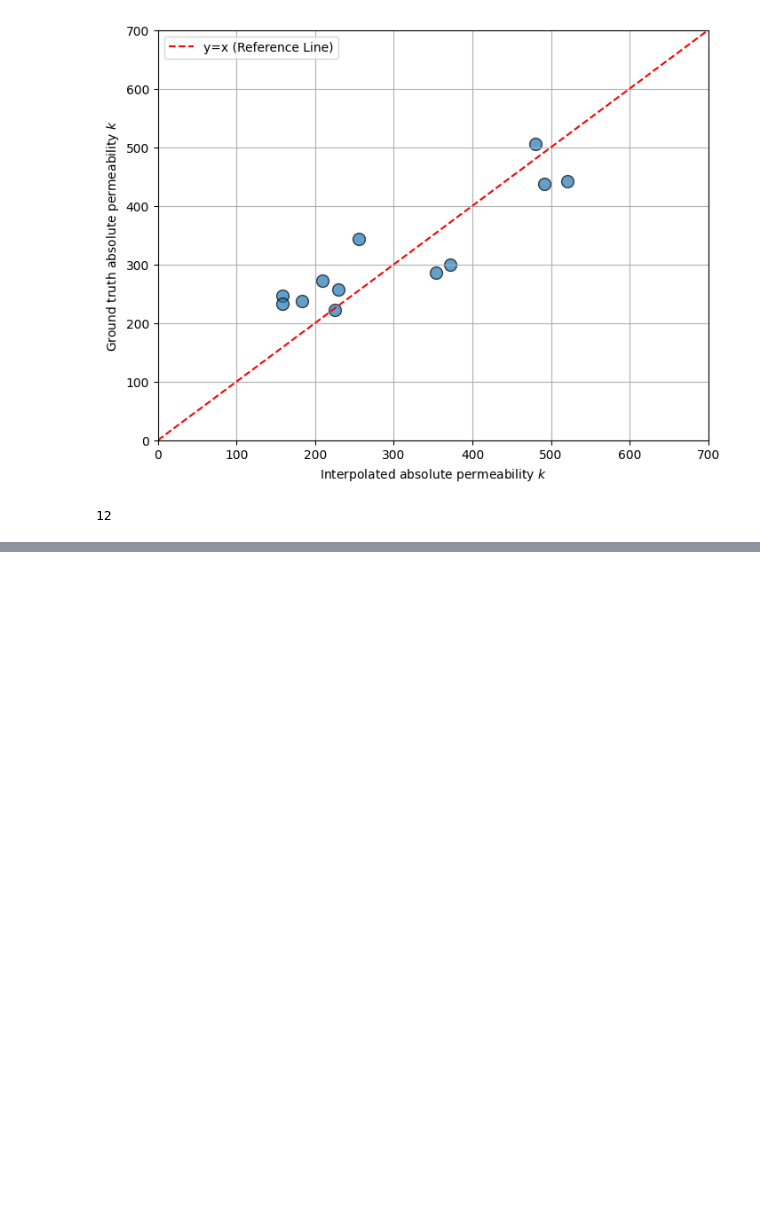
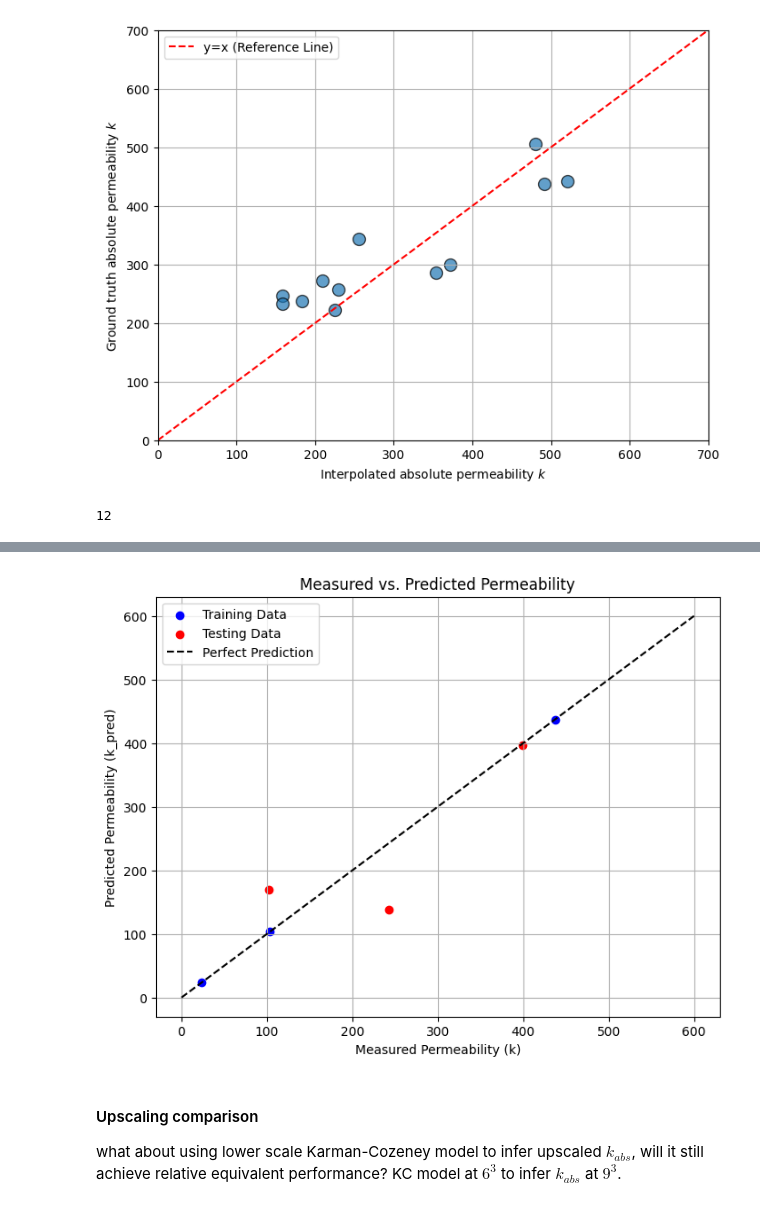
Before and after one commit to ZihanRen/poretransformer, a Jupyter notebook: lpu3dnet/post_process/analyze_phys_single.ipynb, the cells around one changed output, grey strips where cells are left out. Saved outputs shown, nothing was run; the diff lists cells and outputs as text; code cells hidden in the pictures; blank space fills up the shorter version.

```diff
--- a/lpu3dnet/post_process/analyze_phys_single.ipynb
+++ b/lpu3dnet/post_process/analyze_phys_single.ipynb
@@ -499,0 +553,75 @@ plot_grid(sim_results)
+# %%
+import numpy as np
+import matplotlib.pyplot as plt
+from scipy.optimize import curve_fit
+from sklearn.model_selection import train_test_split
+from sklearn.metrics import mean_absolute_error, r2_score
+
+
+# mask = (phi > 0) & (phi < 1) & (k > 0)
+# phi = phi[mask]
+# k = k[mask]
+
+phi_train, phi_test, k_train, k_test = np.array(phi_real_train), np.array(phi_real_val), np.array(k_real_train),np.array(k_real_val)
+# Filter out non-physical values
+
+# Split data into training and testing sets
+# phi_train, phi_test, k_train, k_test = train_test_split(phi, k, test_size=0.2, random_state=42)
+
+# Define the model function
+def ln_k_model(phi, ln_A, n, m):
+    return ln_A + n * np.log(phi) + m * np.log(1 - phi)
+
+# Take natural logarithm of permeability
+ln_k_train = np.log(k_train)
+
+# Perform curve fitting
+initial_guess = [0, 3, -2]
+popt, pcov = curve_fit(ln_k_model, phi_train, ln_k_train, p0=initial_guess)
+ln_A_fit, n_fit, m_fit = popt
+A_fit = np.exp(ln_A_fit)
+
+print("Fitted parameters:")
+print(f"A = {A_fit}")
+print(f"n = {n_fit}")
+print(f"m = {m_fit}")
+
+# Predict ln(k) for training and testing data
+ln_k_train_pred = ln_k_model(phi_train, *popt)
+ln_k_test_pred = ln_k_model(phi_test, *popt)
+
+# Convert predictions back to k
+k_train_pred = np.exp(ln_k_train_pred)
+k_test_pred = np.exp(ln_k_test_pred)
+
+# Calculate error metrics
+mae_train = mean_absolute_error(k_train, k_train_pred)
+mae_test = mean_absolute_error(k_test, k_test_pred)
+r2_train = r2_score(k_train, k_train_pred)
+r2_test = r2_score(k_test, k_test_pred)
+
+print("\nError Metrics:")
+print(f"Training MAE: {mae_train:.4f}")
+print(f"Testing MAE: {mae_test:.4f}")
+print(f"Training R^2: {r2_train:.4f}")
+print(f"Testing R^2: {r2_test:.4f}")
+
+# Define a function to predict permeability for new porosity values
+def predict_permeability(phi_values):
+    ln_k_pred = ln_k_model(phi_values, *popt)
+    k_pred = np.exp(ln_k_pred)
+    return k_pred
+
+
+# Plot measured vs. predicted permeability
+plt.figure(figsize=(8, 6))
+plt.scatter(k_train, k_train_pred, color='blue', label='Training Data')
+plt.scatter(k_test, k_test_pred, color='red', label='Testing Data')
+plt.plot([0, 600], [0, 600], 'k--', label='Perfect Prediction')
+plt.xlabel('Measured Permeability (k)')
+plt.ylabel('Predicted Permeability (k_pred)')
+plt.title('Measured vs. Predicted Permeability')
+plt.legend()
+plt.grid(True)
+plt.show()
+# %% [output]
@@ -499,0 +638,5 @@ plot_grid(sim_results)
+[figure, added]
+# %% [markdown]
+#### Upscaling comparison
+
+what about using lower scale Karman-Cozeney model to infer upscaled $k_{abs}$, will it still achieve relative equivalent performance? KC model at $6^3$ to infer $k_{abs}$ at $9^3$.
```
Also changed, not shown: parts of 15 cells of this notebook, 34 other files.
